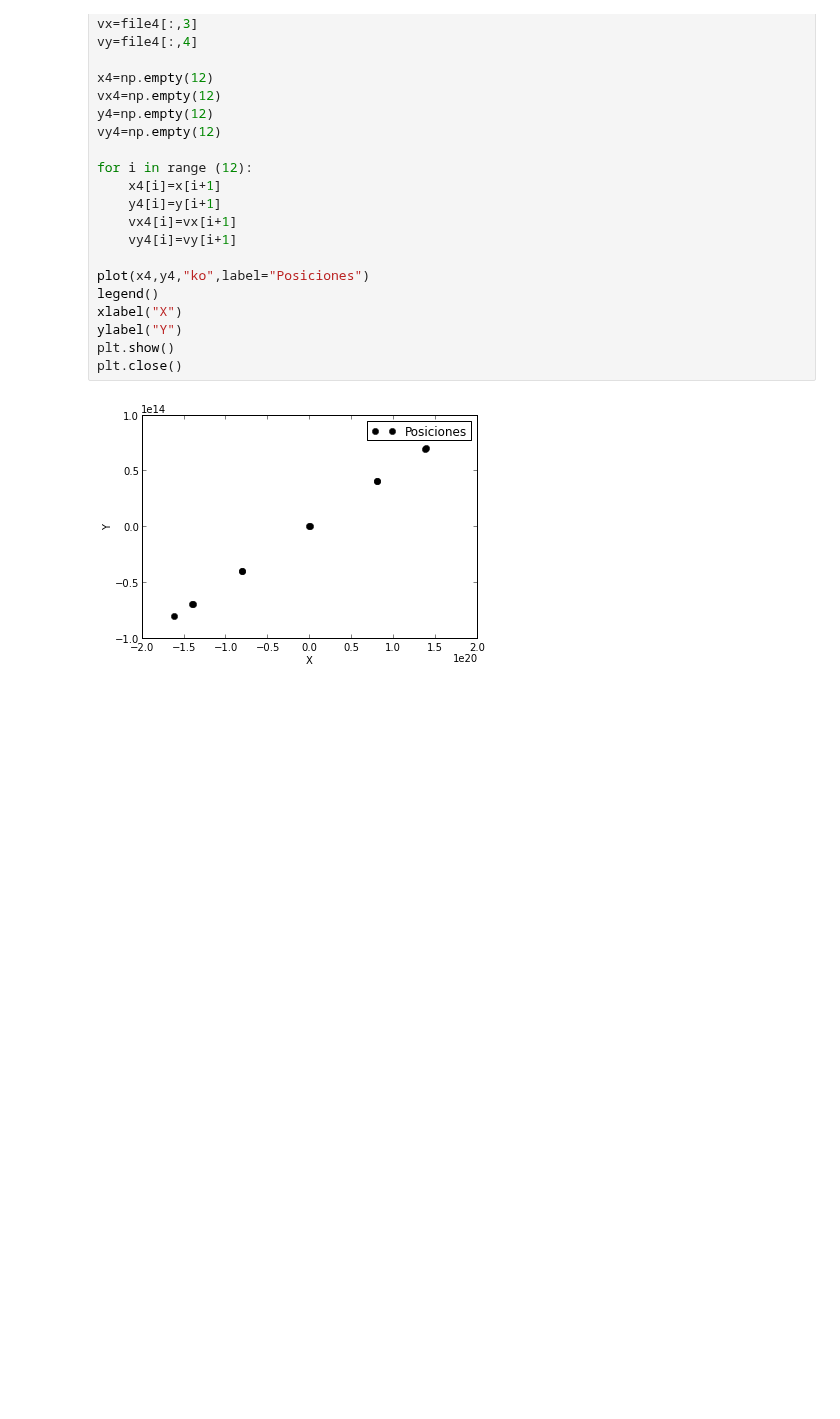
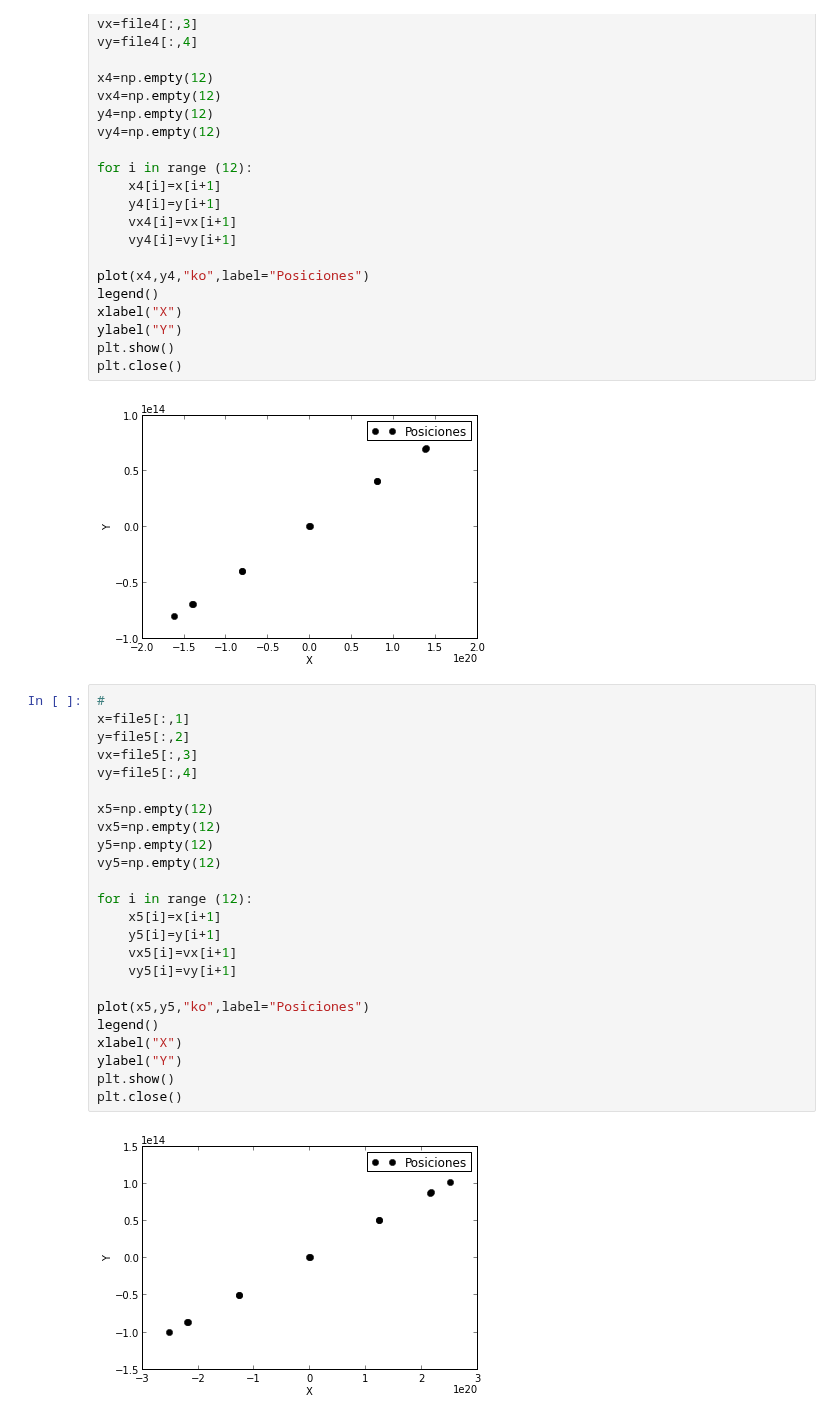
Before and after one commit to daniel-lozano/tarea6, a Jupyter notebook: plots_evoluciones.ipynb, the cells around one changed output. Saved outputs shown, nothing was run; the diff lists cells and outputs as text; blank space fills up the shorter version.

```diff
--- a/plots_evoluciones.ipynb
+++ b/plots_evoluciones.ipynb
@@ -188,3 +187,29 @@ plt.show()
 plt.close()
 # %% [output]
 [figure]
+# %%
+#
+x=file5[:,1]
+y=file5[:,2]
+vx=file5[:,3]
+vy=file5[:,4]
+
+x5=np.empty(12)
+vx5=np.empty(12)
+y5=np.empty(12)
+vy5=np.empty(12)
+
+for i in range (12):
+    x5[i]=x[i+1]
+    y5[i]=y[i+1]
+    vx5[i]=vx[i+1]
+    vy5[i]=vy[i+1]
+
+plot(x5,y5,"ko",label="Posiciones")
+legend()
+xlabel("X")
+ylabel("Y")
+plt.show()
+plt.close()
+# %% [output]
+[figure, added]
```
Also changed, not shown: parts of 1 cell of this notebook, 1 other file.
